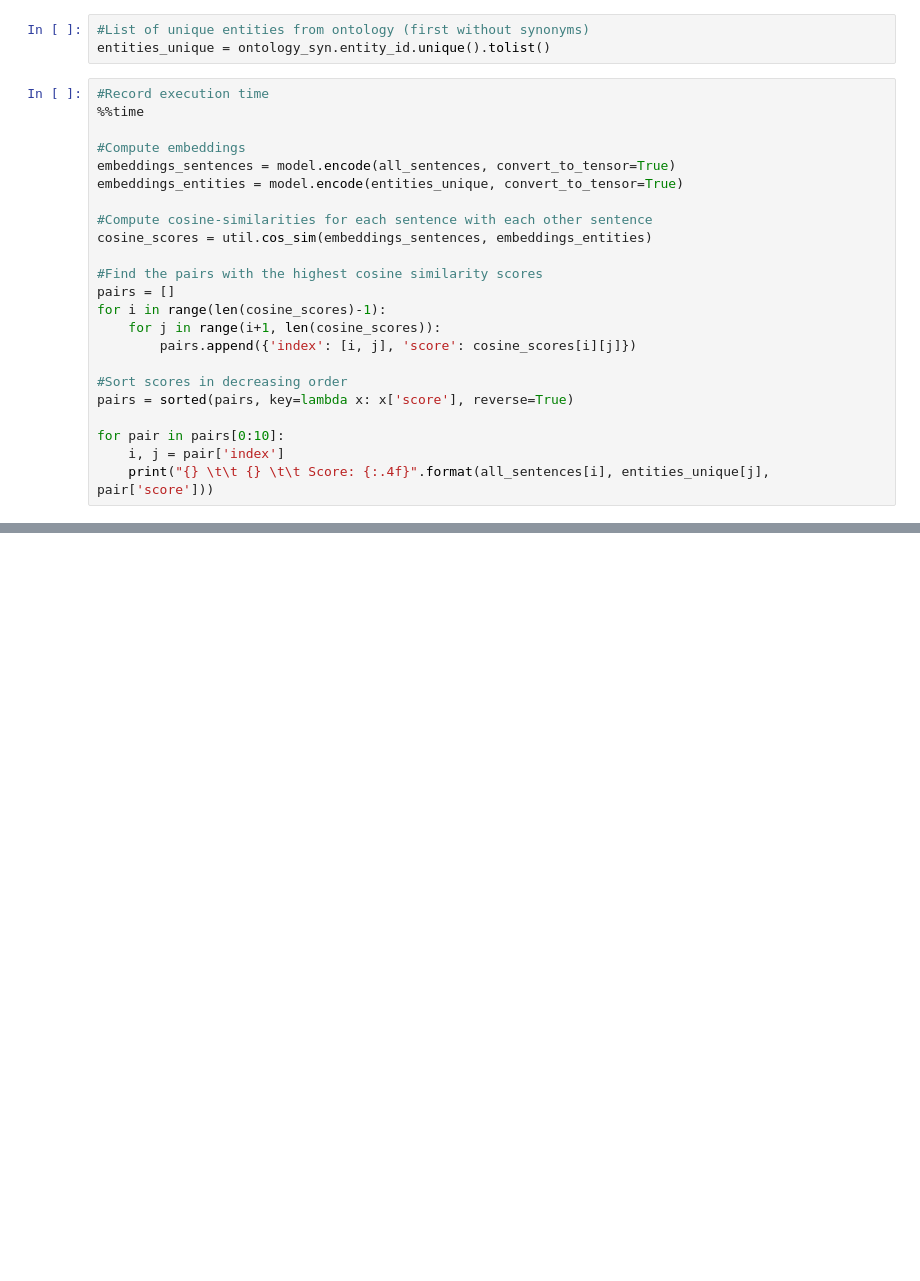
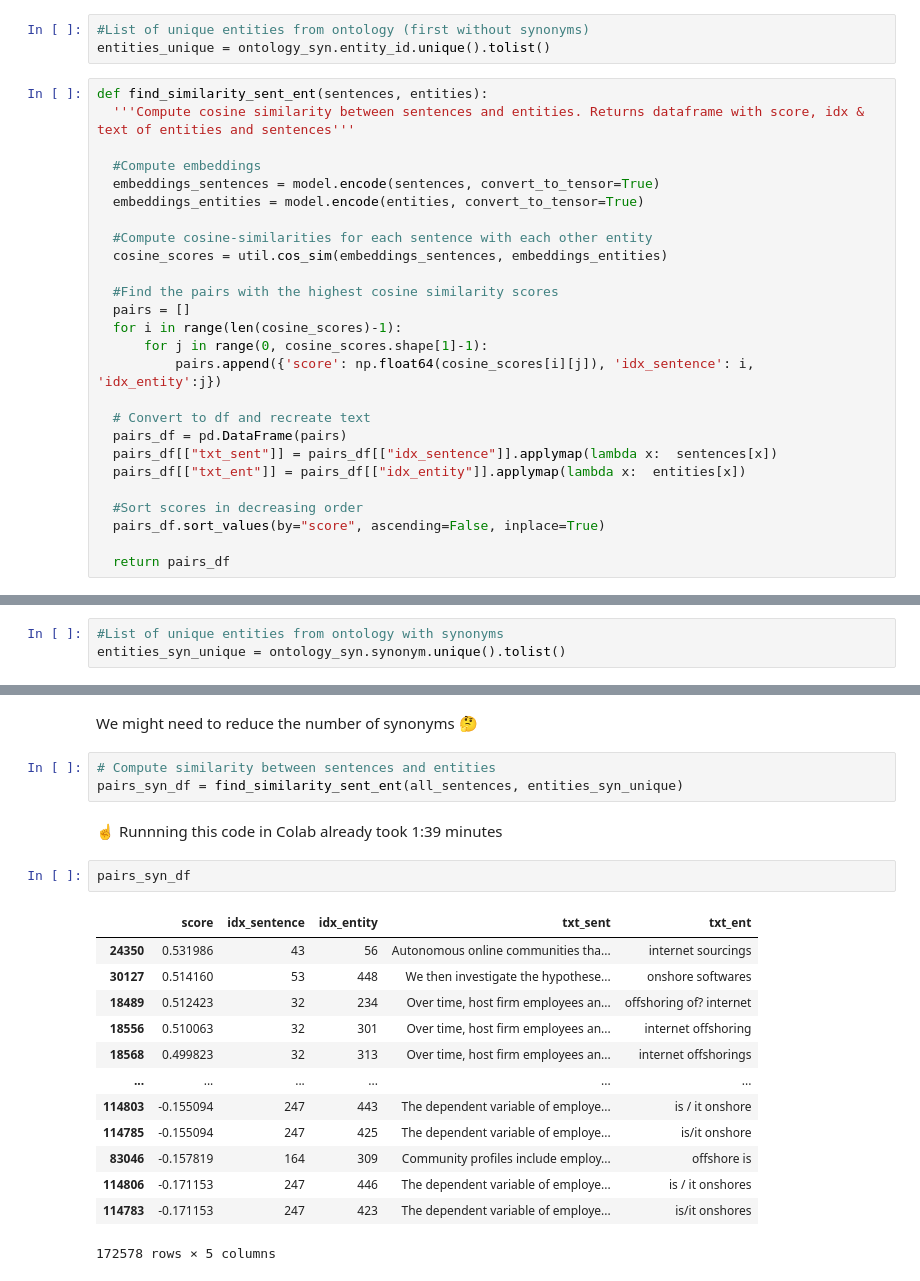
Before and after one commit to hoangminhanh/TWSM_Lab, a Jupyter notebook: Project/Notebooks/PH_EDA.ipynb, the cells around one changed output, grey strips where cells are left out. Drawn from its saved outputs; the diff is of its cells as text; blank space fills up the shorter version.

```diff
--- a/Project/Notebooks/PH_EDA.ipynb
+++ b/Project/Notebooks/PH_EDA.ipynb
@@ -412,25 +419,28 @@ sim_sentences
 #List of unique entities from ontology (first without synonyms)
 entities_unique = ontology_syn.entity_id.unique().tolist()
 # %%
-#Record execution time
-%%time
+def find_similarity_sent_ent(sentences, entities):
+  '''Compute cosine similarity between sentences and entities. Returns dataframe with score, idx & text of entities and sentences'''
 
-#Compute embeddings
-embeddings_sentences = model.encode(all_sentences, convert_to_tensor=True)
-embeddings_entities = model.encode(entities_unique, convert_to_tensor=True)
+  #Compute embeddings
+  embeddings_sentences = model.encode(sentences, convert_to_tensor=True)
+  embeddings_entities = model.encode(entities, convert_to_tensor=True)
 
-#Compute cosine-similarities for each sentence with each other sentence
-cosine_scores = util.cos_sim(embeddings_sentences, embeddings_entities)
+  #Compute cosine-similarities for each sentence with each other entity
+  cosine_scores = util.cos_sim(embeddings_sentences, embeddings_entities)
 
-#Find the pairs with the highest cosine similarity scores
-pairs = []
-for i in range(len(cosine_scores)-1):
-    for j in range(i+1, len(cosine_scores)):
-        pairs.append({'index': [i, j], 'score': cosine_scores[i][j]})
+  #Find the pairs with the highest cosine similarity scores
+  pairs = []
+  for i in range(len(cosine_scores)-1):
+      for j in range(0, cosine_scores.shape[1]-1):
+          pairs.append({'score': np.float64(cosine_scores[i][j]), 'idx_sentence': i, 'idx_entity':j})
 
-#Sort scores in decreasing order
-pairs = sorted(pairs, key=lambda x: x['score'], reverse=True)
+  # Convert to df and recreate text
+  pairs_df = pd.DataFrame(pairs)
+  pairs_df[["txt_sent"]] = pairs_df[["idx_sentence"]].applymap(lambda x:  sentences[x])
+  pairs_df[["txt_ent"]] = pairs_df[["idx_entity"]].applymap(lambda x:  entities[x])
 
-for pair in pairs[0:10]:
-    i, j = pair['index']
-    print("{} \t\t {} \t\t Score: {:.4f}".format(all_sentences[i], entities_unique[j], pair['score']))
+  #Sort scores in decreasing order
+  pairs_df.sort_values(by="score", ascending=False, inplace=True)
+
+  return pairs_df
@@ -438,0 +485,3 @@ This is an example sentence              Each sentence is converted
+# %%
+#List of unique entities from ontology with synonyms
+entities_syn_unique = ontology_syn.synonym.unique().tolist()
@@ -438,0 +494,23 @@ This is an example sentence              Each sentence is converted
+# %% [markdown]
+We might need to reduce the number of synonyms 🤔
+# %%
+# Compute similarity between sentences and entities
+pairs_syn_df = find_similarity_sent_ent(all_sentences, entities_syn_unique)
+# %% [markdown]
+☝ Runnning this code in Colab already took 1:39 minutes
+# %%
+pairs_syn_df
+# %% [output]
+|  | score | idx_sentence | idx_entity | txt_sent | txt_ent |
+| 24350 | 0.531986 | 43 | 56 | Autonomous online communities tha... | internet sourcings |
+| 30127 | 0.514160 | 53 | 448 | We then investigate the hypothese... | onshore softwares |
+| 18489 | 0.512423 | 32 | 234 | Over time, host firm employees an... | offshoring of? internet |
+| 18556 | 0.510063 | 32 | 301 | Over time, host firm employees an... | internet offshoring |
+| 18568 | 0.499823 | 32 | 313 | Over time, host firm employees an... | internet offshorings |
+| ... | ... | ... | ... | ... | ... |
+| 114803 | -0.155094 | 247 | 443 | The dependent variable of employe... | is / it onshore |
+| 114785 | -0.155094 | 247 | 425 | The dependent variable of employe... | is/it onshore |
+| 83046 | -0.157819 | 164 | 309 | Community profiles include employ... | offshore is |
+| 114806 | -0.171153 | 247 | 446 | The dependent variable of employe... | is / it onshores |
+| 114783 | -0.171153 | 247 | 423 | The dependent variable of employe... | is/it onshores |
+172578 rows × 5 columns
```
Also changed, not shown: parts of 23 cells of this notebook.
